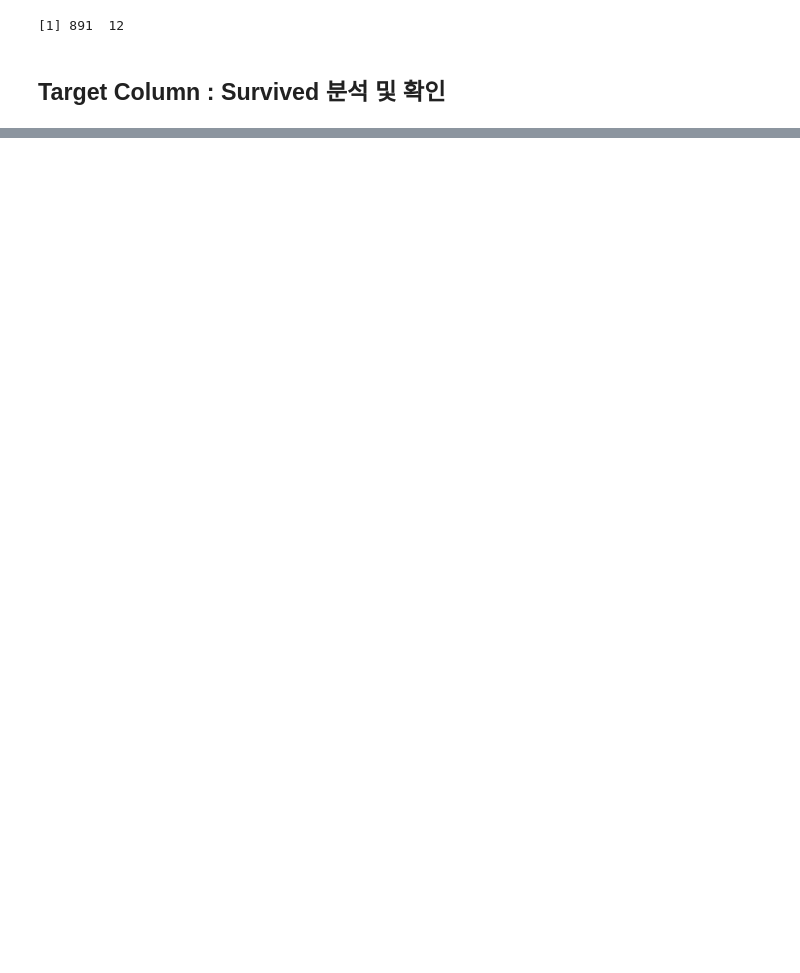
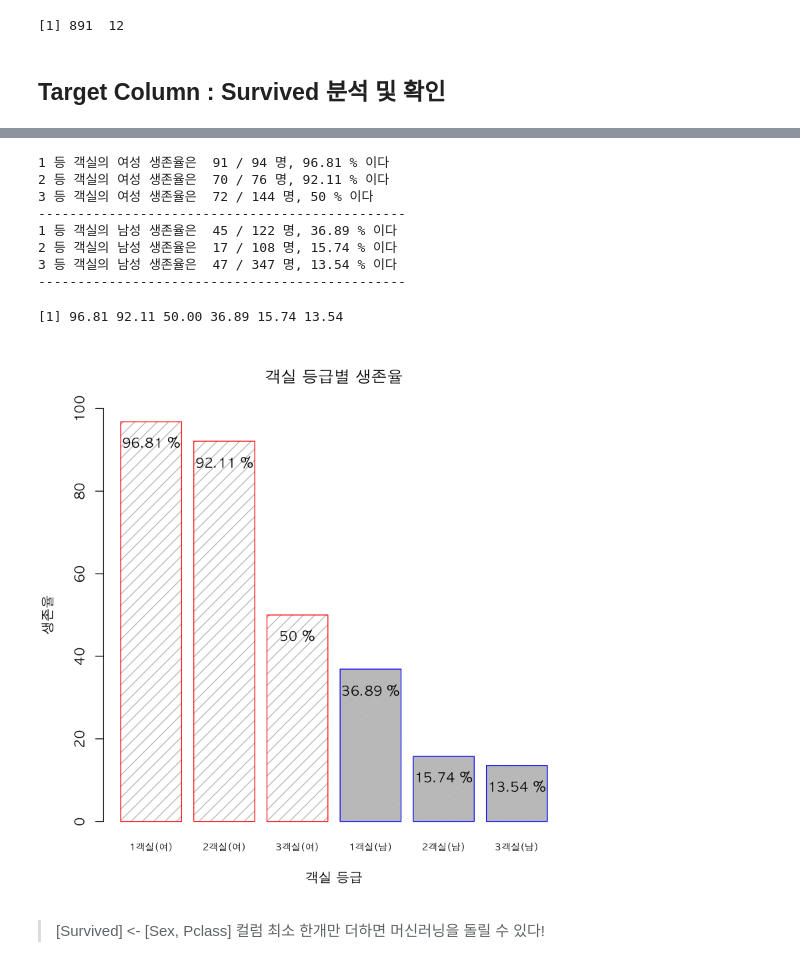
Before and after one commit to monargent0/TJRrrClass, a Jupyter notebook: 24. 타이타닉 데이터를 활용한 탑승자의 생사여부 예측.ipynb, the cells around one changed output, grey strips where cells are left out. Saved outputs shown, nothing was run; the diff lists cells and outputs as text; code cells hidden in the pictures; blank space fills up the shorter version.

```diff
--- a/24. 타이타닉 데이터를 활용한 탑승자의 생사여부 예측.ipynb
+++ b/24. 타이타닉 데이터를 활용한 탑승자의 생사여부 예측.ipynb
@@ -150,0 +309,59 @@ pie3D(Survive,
+# %%
+# 1등 객실의 여성 생존율
+tot1f <-sum(train_df$Sex == 'female' & train_df$Pclass == 1)
+sur1f <-sum(train_df$Sex == 'female' & train_df$Pclass == 1 & train_df$Survived == 1)
+# sum(train_df$Sex == 'female' & train_df$Pclass == 1 & train_df$Survived == 1) / sum(train_df$Sex == 'female' & train_df$Pclass == 1) * 100
+
+# cat( '1등 객실의 여성 생존율은 ' , sur1f,'/',tot1f,'명,', round(sur1f/tot1f*100,2) ,'% 이다')
+
+# subset(train_df ,train_df$Sex == 'female' & train_df$Pclass == 1)
+
+pclassV <- c()
+
+for(j in c('female','male')){
+    for(i in 1:3){
+        tot <- sum(train_df$Sex == j & train_df$Pclass == i)
+        sur <- sum(train_df$Sex == j & train_df$Pclass == i & train_df$Survived == 1)
+        pp <- round(sum(train_df$Sex == j & train_df$Pclass == i & train_df$Survived == 1) / sum(train_df$Sex == j & train_df$Pclass == i) * 100,2)
+        cat( i ,'등 객실의' , ifelse(j == 'male','남성','여성'), '생존율은 ' ,sur ,'/', tot,'명,', pp ,'% 이다\n')
+        pclassV <- append(pclassV , pp)
+    }
+    cat('-----------------------------------------------\n')
+}
+
+# 여성 1,2등급이 비슷 / 남성 2,3등급이 비슷
+
+# 막대그래프
+pclassV
+label <- c('1객실(여)','2객실(여)','3객실(여)','1객실(남)','2객실(남)','3객실(남)')
+par(family = 'AppleGothic', bg = 'white')
+bp <- barplot( pclassV,
+    names = label,
+    main = '객실 등급별 생존율',
+    xlab = '객실 등급',
+    ylab = '생존율',
+    ylim = c(0,100),
+    border = c(rep('red',3),rep('blue',3)),
+    density = c(rep(10,3),rep(100,3)),
+    cex.names = 0.7
+
+)
+# text(bp, pclassV , paste( pclassV , '%') , pos=1)
+
+for(i in 1:length(pclassV)) {
+ text(0.7 + (i-1)*1.2, pclassV[i]-5 , paste(pclassV[i],'%'))
+}
+# %% [output]
+1 등 객실의 여성 생존율은  91 / 94 명, 96.81 % 이다
+2 등 객실의 여성 생존율은  70 / 76 명, 92.11 % 이다
+3 등 객실의 여성 생존율은  72 / 144 명, 50 % 이다
+-----------------------------------------------
+1 등 객실의 남성 생존율은  45 / 122 명, 36.89 % 이다
+2 등 객실의 남성 생존율은  17 / 108 명, 15.74 % 이다
+3 등 객실의 남성 생존율은  47 / 347 명, 13.54 % 이다
+-----------------------------------------------
+[1] 96.81 92.11 50.00 36.89 15.74 13.54
+[figure, added]
+# %% [markdown]
+> [Survived] <- [Sex, Pclass]
+> 컬럼 최소 한개만 더하면 머신러닝을 돌릴 수 있다!
```
Also changed, not shown: parts of 60 cells of this notebook.
